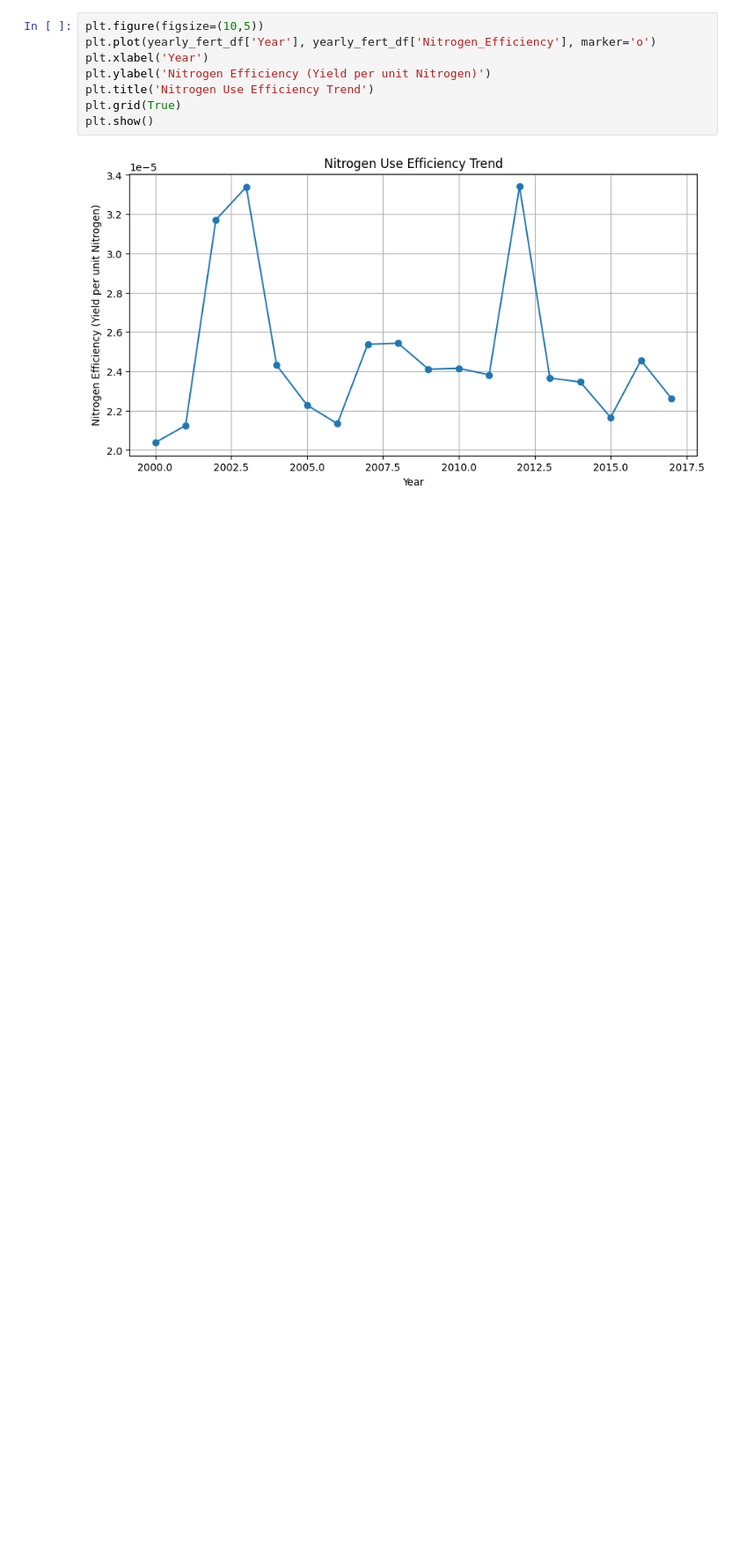
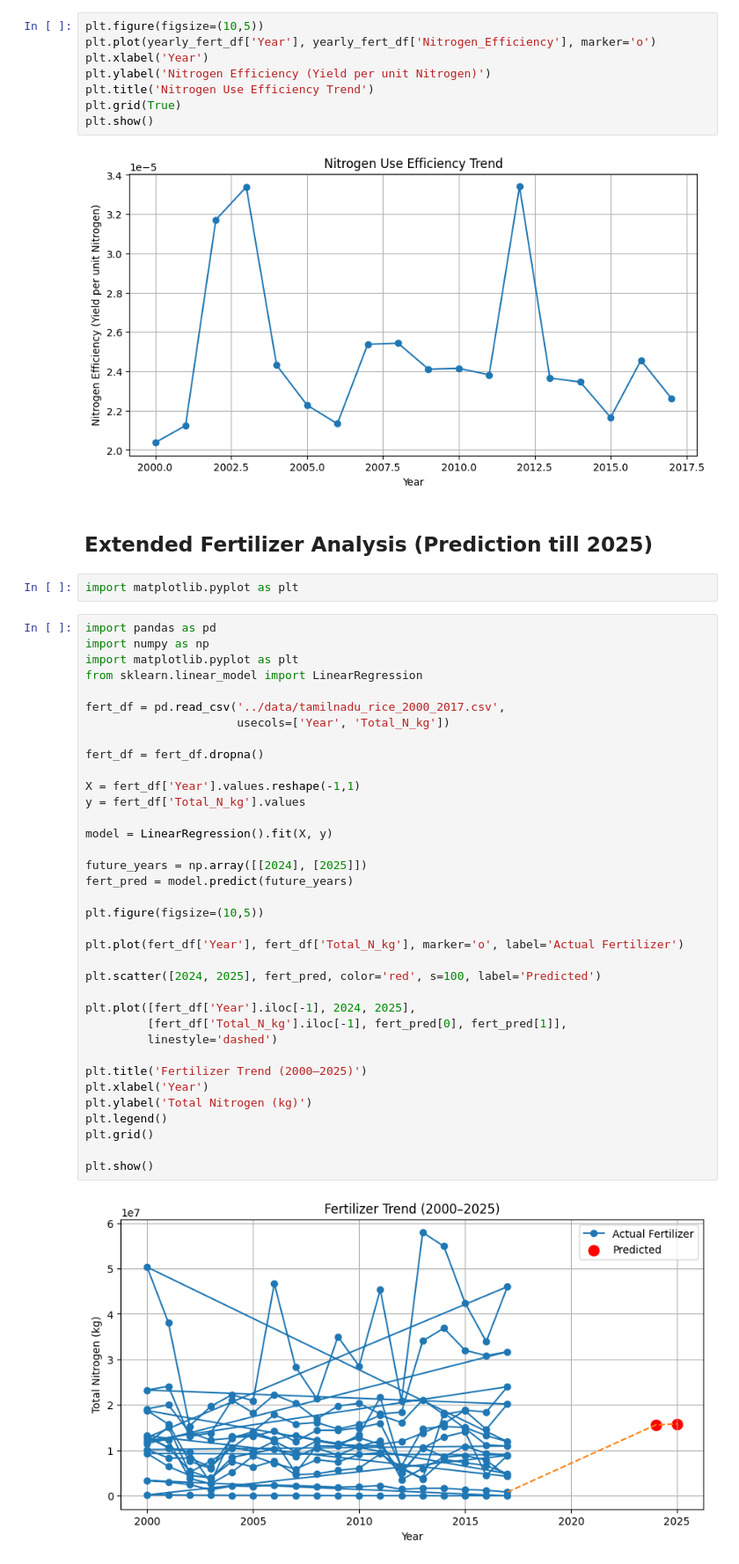
Before and after one commit to RealCifer/Agricultural-Data-Analysis, a Jupyter notebook: notebook/04_fertilizer_analysis.ipynb, the cells around one changed output. Shown at 88% size. Cells and saved outputs as stored; diff of their text form; blank space fills up the shorter version.

```diff
--- a/notebook/04_fertilizer_analysis.ipynb
+++ b/notebook/04_fertilizer_analysis.ipynb
@@ -93,3 +93,45 @@ plt.grid(True)
 plt.show()
 # %% [output]
 [figure]
+# %% [markdown]
+## Extended Fertilizer Analysis (Prediction till 2025)
+# %%
+import matplotlib.pyplot as plt
+# %%
+import pandas as pd
+import numpy as np
+import matplotlib.pyplot as plt
+from sklearn.linear_model import LinearRegression
+
+fert_df = pd.read_csv('../data/tamilnadu_rice_2000_2017.csv',
+                      usecols=['Year', 'Total_N_kg'])
+
+fert_df = fert_df.dropna()
+
+X = fert_df['Year'].values.reshape(-1,1)
+y = fert_df['Total_N_kg'].values
+
+model = LinearRegression().fit(X, y)
+
+future_years = np.array([[2024], [2025]])
+fert_pred = model.predict(future_years)
+
+plt.figure(figsize=(10,5))
+
+plt.plot(fert_df['Year'], fert_df['Total_N_kg'], marker='o', label='Actual Fertilizer')
+
+plt.scatter([2024, 2025], fert_pred, color='red', s=100, label='Predicted')
+
+plt.plot([fert_df['Year'].iloc[-1], 2024, 2025],
+         [fert_df['Total_N_kg'].iloc[-1], fert_pred[0], fert_pred[1]],
+         linestyle='dashed')
+
+plt.title('Fertilizer Trend (2000–2025)')
+plt.xlabel('Year')
+plt.ylabel('Total Nitrogen (kg)')
+plt.legend()
+plt.grid()
+
+plt.show()
+# %% [output]
+[figure, added]
```
Also changed, not shown: 3 other files.
